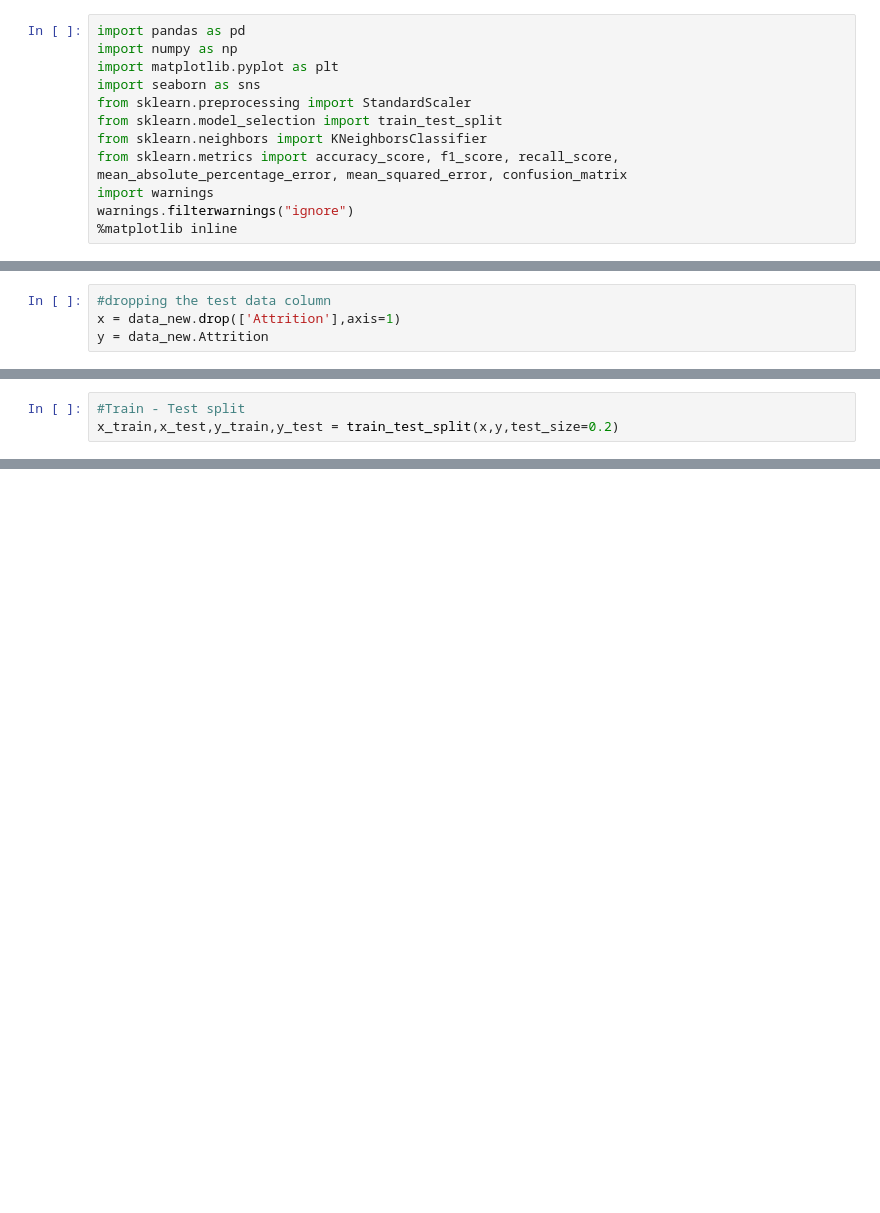
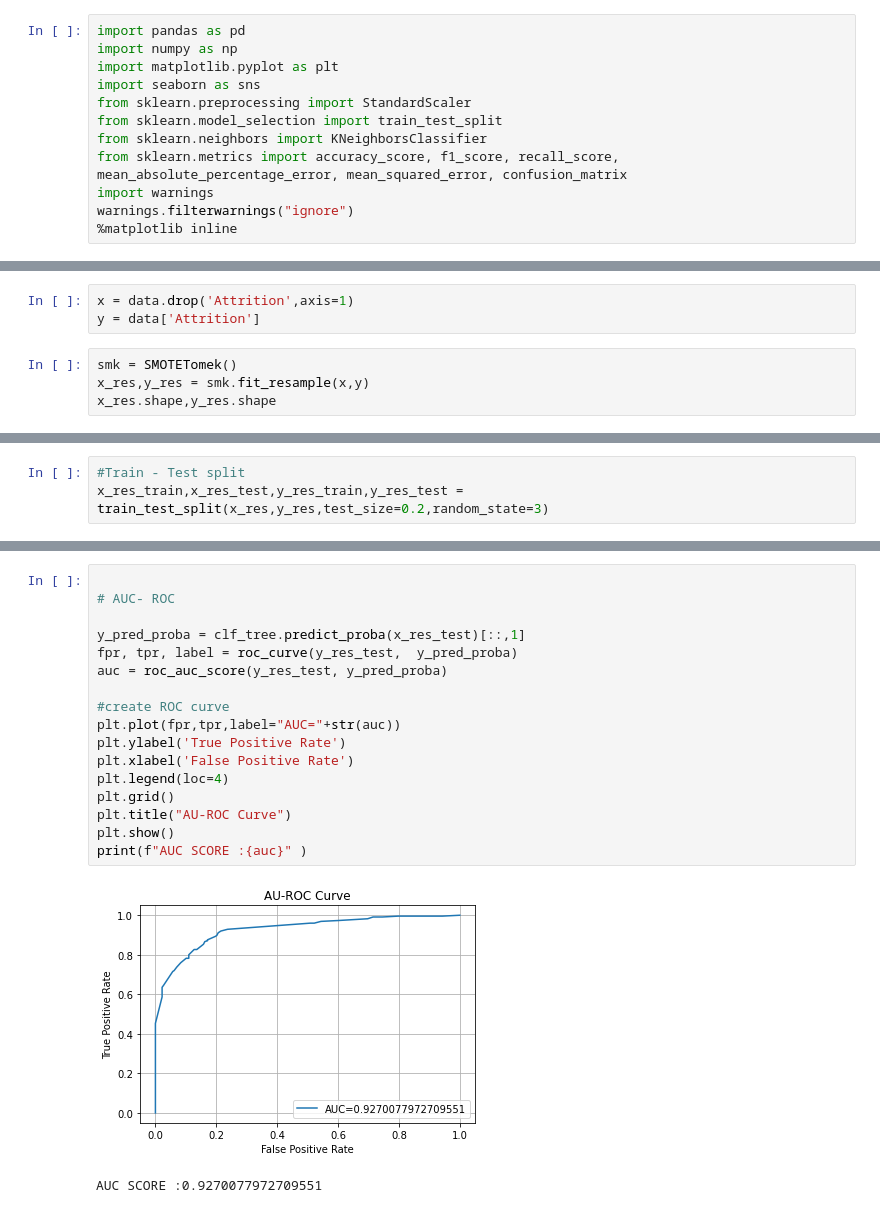
Before and after one commit to Amar-C-A/Attrition-Rate, a Jupyter notebook: Attrition Rate.ipynb, the cells around one changed output, grey strips where cells are left out. Saved outputs shown, nothing was run; the diff lists cells and outputs as text; blank space fills up the shorter version.

```diff
--- a/Attrition Rate.ipynb
+++ b/Attrition Rate.ipynb
@@ -896,4 +1669,7 @@ data_new
 # %%
-#dropping the test data column
-x = data_new.drop(['Attrition'],axis=1)
-y = data_new.Attrition
+x = data.drop('Attrition',axis=1)
+y = data['Attrition']
+# %%
+smk = SMOTETomek()
+x_res,y_res = smk.fit_resample(x,y)
+x_res.shape,y_res.shape
@@ -900,6 +1678,6 @@ y = data_new.Attrition
 # %%
 #Train - Test split
-x_train,x_test,y_train,y_test = train_test_split(x,y,test_size=0.2)
+x_res_train,x_res_test,y_res_train,y_res_test = train_test_split(x_res,y_res,test_size=0.2,random_state=3)
 # %%
 from sklearn.neighbors import KNeighborsClassifier
 from sklearn.model_selection import cross_validate
@@ -935,0 +1789,20 @@ print(confusion_matrix(y_test, y_pred))
+# %%
+
+# AUC- ROC
+
+y_pred_proba = clf_tree.predict_proba(x_res_test)[::,1]
+fpr, tpr, label = roc_curve(y_res_test,  y_pred_proba)
+auc = roc_auc_score(y_res_test, y_pred_proba)
+
+#create ROC curve
+plt.plot(fpr,tpr,label="AUC="+str(auc))
+plt.ylabel('True Positive Rate')
+plt.xlabel('False Positive Rate')
+plt.legend(loc=4)
+plt.grid()
+plt.title("AU-ROC Curve")
+plt.show()
+print(f"AUC SCORE :{auc}" )
+# %% [output]
+[figure, added]
+AUC SCORE :0.9270077972709551
```
Also changed, not shown: parts of 90 cells of this notebook.
